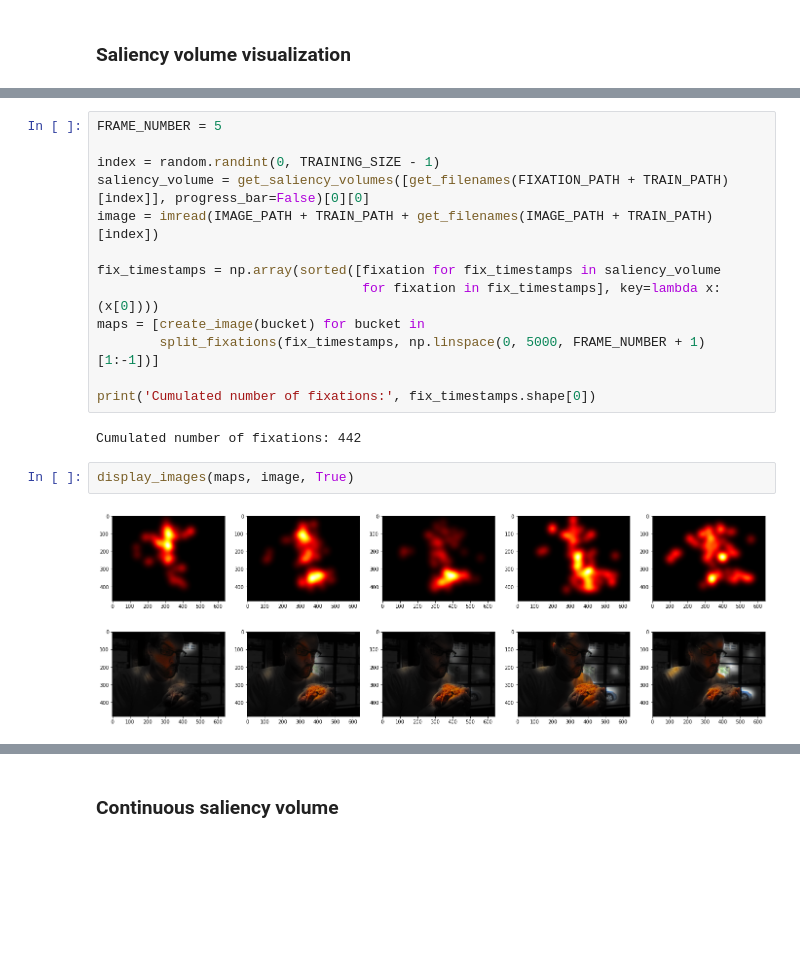
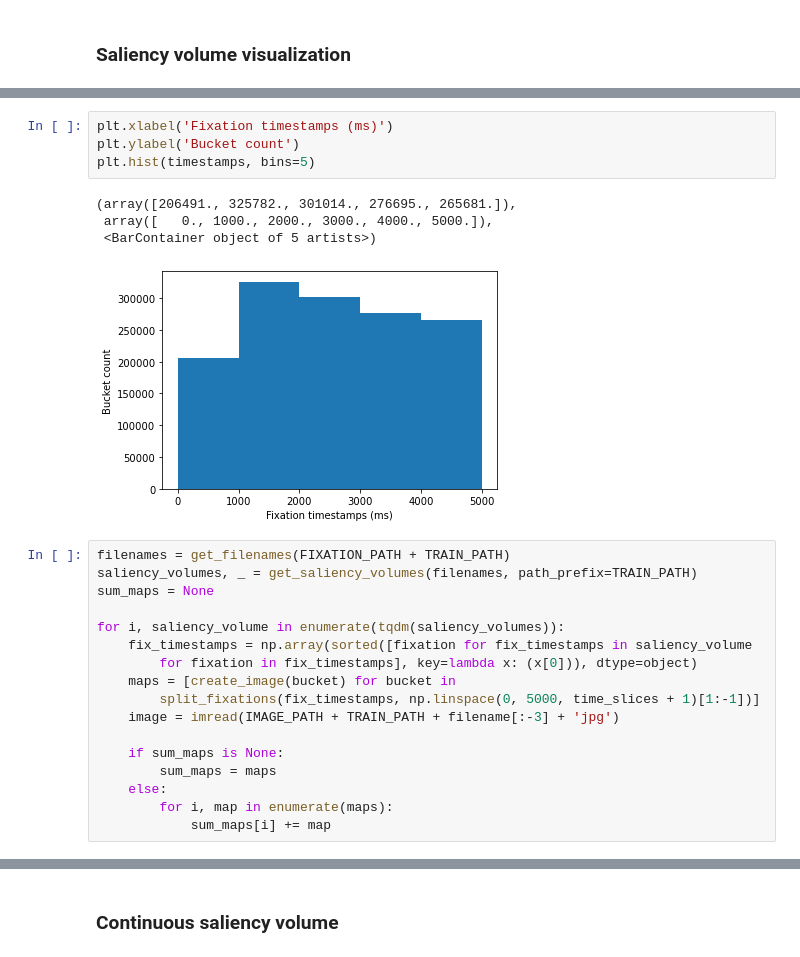
Before and after one commit to LudoHoff/TemporalSaliencyPrediction, a Jupyter notebook: SaliconParser.ipynb, the cells around one changed output, grey strips where cells are left out. Cells and saved outputs as stored; diff of their text form; blank space fills up the shorter version.

```diff
--- a/SaliconParser.ipynb
+++ b/SaliconParser.ipynb
@@ -271,19 +355,26 @@ for i, etw in enumerate(etws):
+# %%
+plt.xlabel('Fixation timestamps (ms)')
+plt.ylabel('Bucket count')
+plt.hist(timestamps, bins=5)
+# %% [output]
+(array([206491., 325782., 301014., 276695., 265681.]),
+ array([   0., 1000., 2000., 3000., 4000., 5000.]),
+ <BarContainer object of 5 artists>)
+[figure, added]
 # %%
-FRAME_NUMBER = 5
+filenames = get_filenames(FIXATION_PATH + TRAIN_PATH)
+saliency_volumes, _ = get_saliency_volumes(filenames, path_prefix=TRAIN_PATH)
+sum_maps = None
 
-index = random.randint(0, TRAINING_SIZE - 1)
-saliency_volume = get_saliency_volumes([get_filenames(FIXATION_PATH + TRAIN_PATH)[index]], progress_bar=False)[0][0]
-image = imread(IMAGE_PATH + TRAIN_PATH + get_filenames(IMAGE_PATH + TRAIN_PATH)[index])
+for i, saliency_volume in enumerate(tqdm(saliency_volumes)):
+    fix_timestamps = np.array(sorted([fixation for fix_timestamps in saliency_volume
+        for fixation in fix_timestamps], key=lambda x: (x[0])), dtype=object)
+    maps = [create_image(bucket) for bucket in
+        split_fixations(fix_timestamps, np.linspace(0, 5000, time_slices + 1)[1:-1])]
+    image = imread(IMAGE_PATH + TRAIN_PATH + filename[:-3] + 'jpg')
 
-fix_timestamps = np.array(sorted([fixation for fix_timestamps in saliency_volume
-                                  for fixation in fix_timestamps], key=lambda x: (x[0])))
-maps = [create_image(bucket) for bucket in
-        split_fixations(fix_timestamps, np.linspace(0, 5000, FRAME_NUMBER + 1)[1:-1])]
-
-print('Cumulated number of fixations:', fix_timestamps.shape[0])
+    if sum_maps is None:
+        sum_maps = maps
+    else:
+        for i, map in enumerate(maps):
+            sum_maps[i] += map
-# %% [output]
-Cumulated number of fixations: 442
-# %%
-display_images(maps, image, True)
-# %% [output]
-[figure, removed]
```
Also changed, not shown: parts of 14 cells of this notebook, 6 other files.
